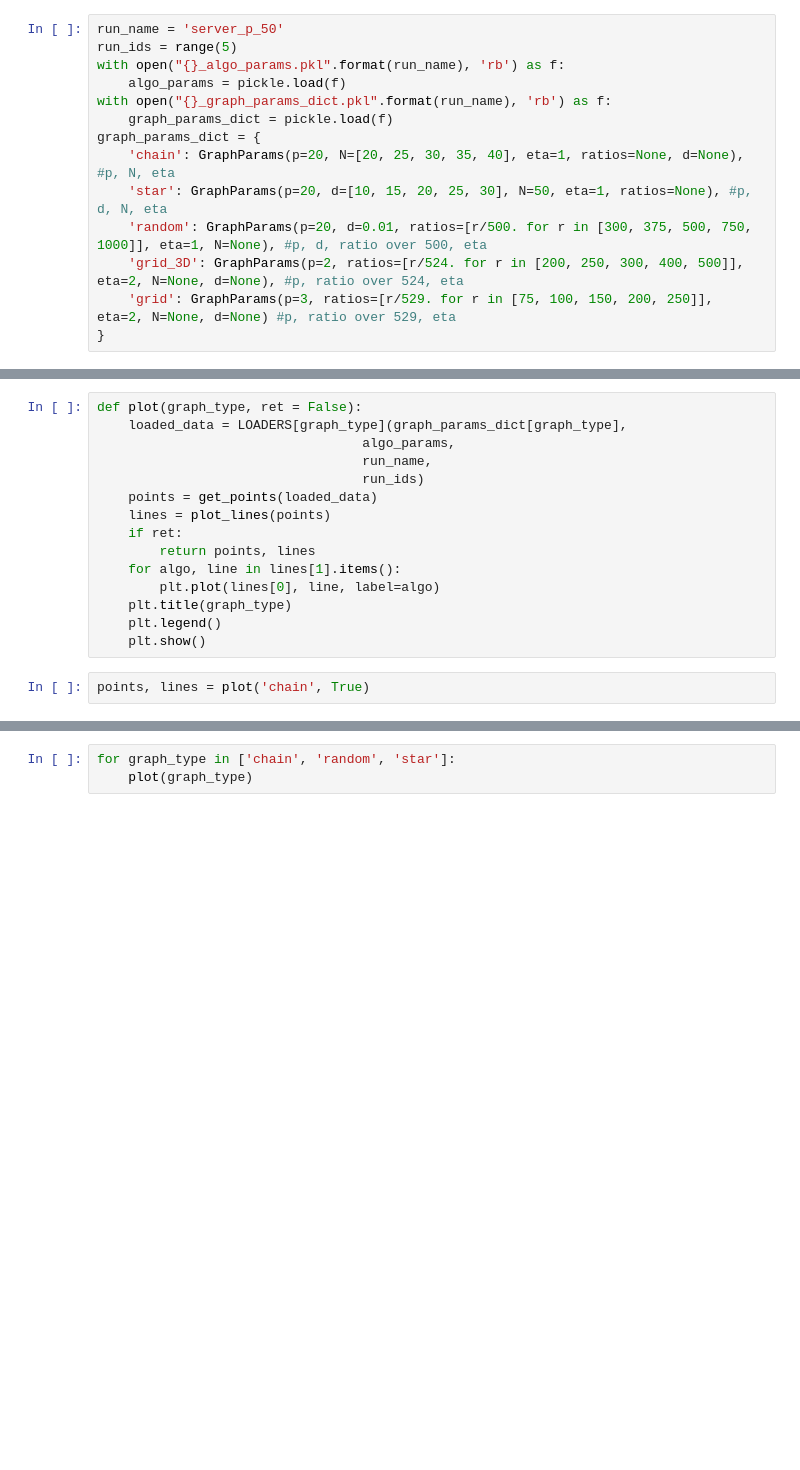
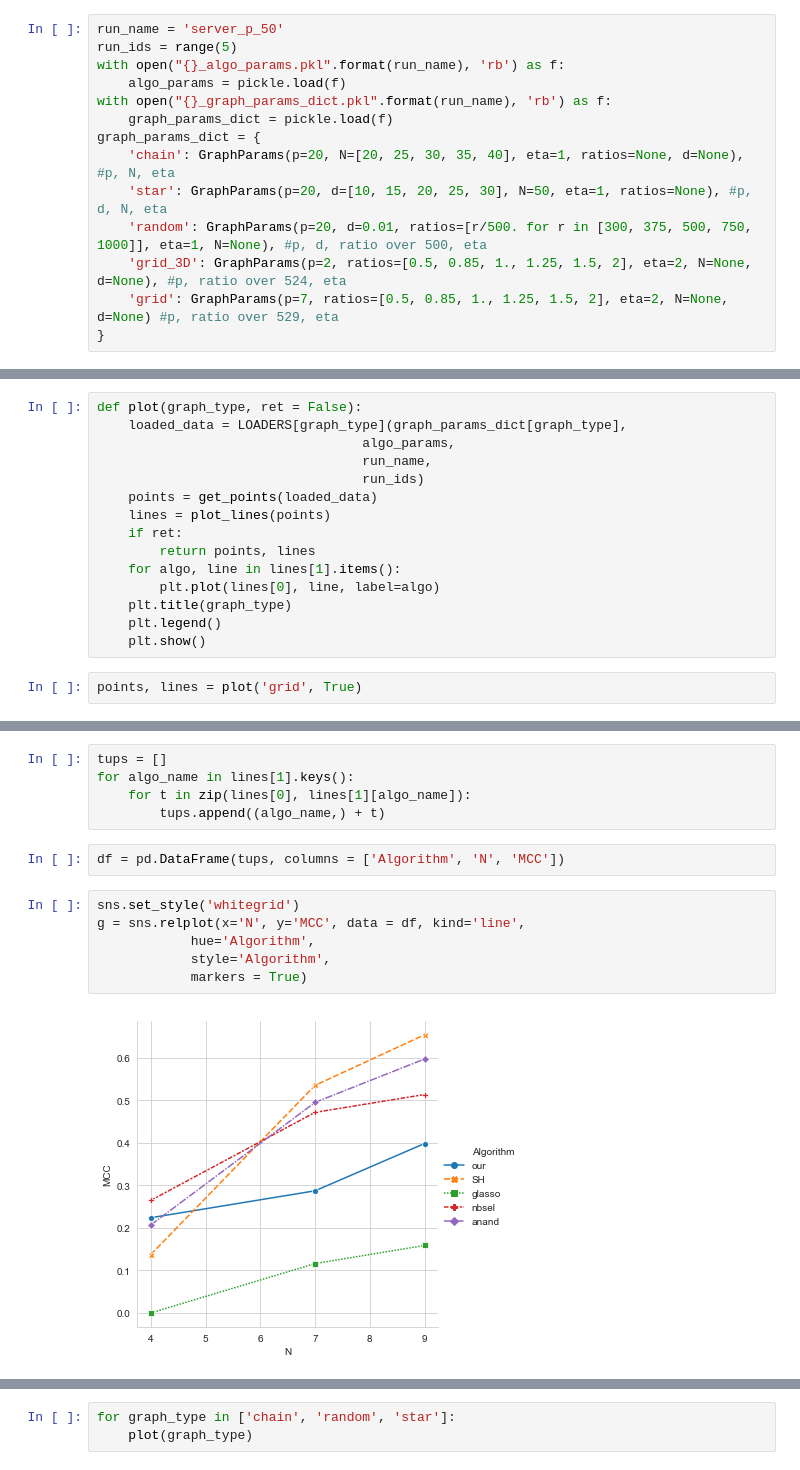
Before and after one commit to puma314/MTP2-no-tuning-parameter, a Jupyter notebook: results.ipynb, the cells around one changed output, grey strips where cells are left out. Cells and saved outputs as stored; diff of their text form; blank space fills up the shorter version.

```diff
--- a/results.ipynb
+++ b/results.ipynb
@@ -25,8 +37,8 @@ graph_params_dict = {
     'chain': GraphParams(p=20, N=[20, 25, 30, 35, 40], eta=1, ratios=None, d=None), #p, N, eta
     'star': GraphParams(p=20, d=[10, 15, 20, 25, 30], N=50, eta=1, ratios=None), #p, d, N, eta
     'random': GraphParams(p=20, d=0.01, ratios=[r/500. for r in [300, 375, 500, 750, 1000]], eta=1, N=None), #p, d, ratio over 500, eta
-    'grid_3D': GraphParams(p=2, ratios=[r/524. for r in [200, 250, 300, 400, 500]], eta=2, N=None, d=None), #p, ratio over 524, eta
-    'grid': GraphParams(p=3, ratios=[r/529. for r in [75, 100, 150, 200, 250]], eta=2, N=None, d=None) #p, ratio over 529, eta
+    'grid_3D': GraphParams(p=2, ratios=[0.5, 0.85, 1., 1.25, 1.5, 2], eta=2, N=None, d=None), #p, ratio over 524, eta
+    'grid': GraphParams(p=7, ratios=[0.5, 0.85, 1., 1.25, 1.5, 2], eta=2, N=None, d=None) #p, ratio over 529, eta
 }
 # %%
 def get_points(loaded_data):
@@ -73,6 +85,6 @@ def plot(graph_type, ret = False):
     plt.legend()
     plt.show()
 # %%
-points, lines = plot('chain', True)
+points, lines = plot('grid', True)
 # %%
 for algo_name in points.keys():
@@ -89,0 +135,15 @@ dict_items([('our', defaultdict(<class 'list'>, {20: [0.565113033911304, 0.62116
+# %%
+tups = []
+for algo_name in lines[1].keys():
+    for t in zip(lines[0], lines[1][algo_name]):
+        tups.append((algo_name,) + t)
+# %%
+df = pd.DataFrame(tups, columns = ['Algorithm', 'N', 'MCC'])
+# %%
+sns.set_style('whitegrid')
+g = sns.relplot(x='N', y='MCC', data = df, kind='line',
+            hue='Algorithm',
+            style='Algorithm',
+            markers = True)
+# %% [output]
+[figure, added]
```
Also changed, not shown: parts of 9 cells of this notebook, 5 other files.
